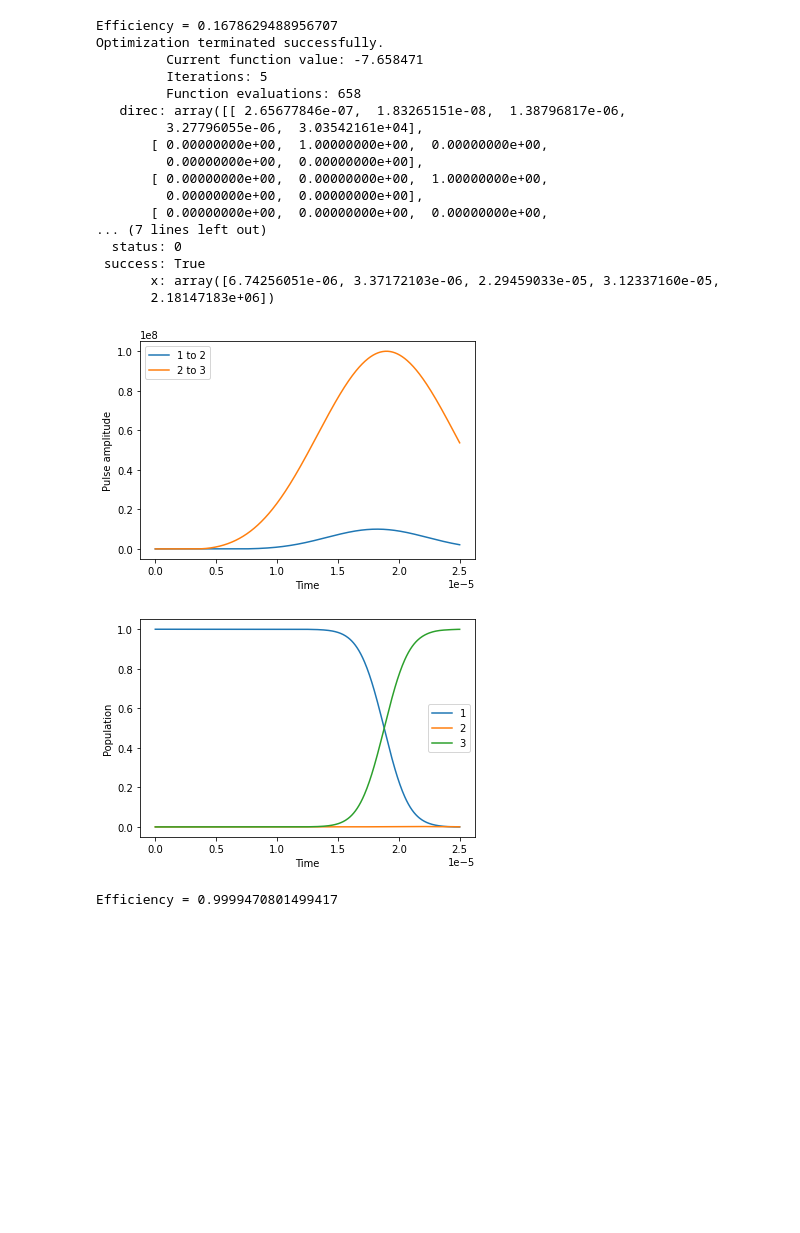
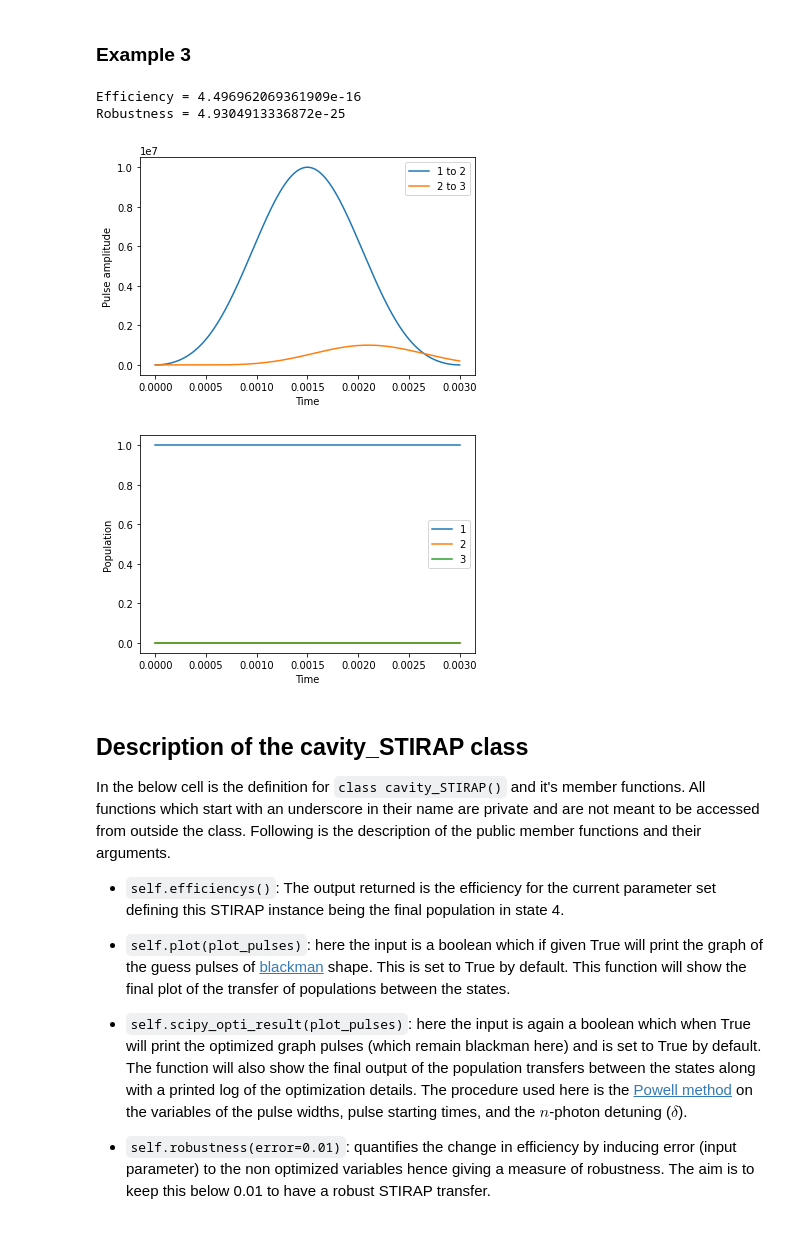
Before and after one commit to mahadevans2432/Quantum-Optics, a Jupyter notebook: STIRAP-nlevel.ipynb, the cells around one changed output. Drawn from its saved outputs; the diff is of its cells as text; code cells hidden in the pictures; blank space fills up the shorter version.

```diff
--- a/STIRAP-nlevel.ipynb
+++ b/STIRAP-nlevel.ipynb
@@ -115,26 +181,24 @@ F_3 = 3.845*(10**14)
+# %% [markdown]
+### Example 3
 # %%
-try_1 = N_STIRAP(n=3,Omega=[10*10**6,100*10**6],E=[0,hfs,F_3],T=2.5*10**(-5),t=[0,0.14],W=[0.8,1],Delta=[10**9,2.088*10**6],Gamma=[0*10**6,0],nsteps=500)
-print("Efficiency = "+str(try_1.efficiency_of_guess()))
-try_1.scipy_opti_result()
-print("Efficiency = "+str(try_2.efficiency_of_guess()))
+try_3 = N_STIRAP(n=3,Omega=[10*10**6,10**6],E=[0,hfs,F_3],T=3*10**(-3),t=[0,0.2],W=[1,1],Delta=[10**9,2.18*10**6],Gamma=[0,0],nsteps=500)
+print("Efficiency = "+str(try_3.efficiency()))
+print("Robustness = "+str(try_3.robustness()))
+try_3.plot()
 # %% [output]
-Efficiency = 0.1678629488956707
-Optimization terminated successfully.
-         Current function value: -7.658471
-         Iterations: 5
-         Function evaluations: 658
-   direc: array([[ 2.65677846e-07,  1.83265151e-08,  1.38796817e-06,
-         3.27796055e-06,  3.03542161e+04],
-       [ 0.00000000e+00,  1.00000000e+00,  0.00000000e+00,
-         0.00000000e+00,  0.00000000e+00],
-       [ 0.00000000e+00,  0.00000000e+00,  1.00000000e+00,
-         0.00000000e+00,  0.00000000e+00],
-       [ 0.00000000e+00,  0.00000000e+00,  0.00000000e+00,
-... (7 lines left out)
-  status: 0
- success: True
-       x: array([6.74256051e-06, 3.37172103e-06, 2.29459033e-05, 3.12337160e-05,
-       2.18147183e+06])
+Efficiency = 4.496962069361909e-16
+Robustness = 4.9304913336872e-25
-[figure, old version]
+[figure, new version]
-[figure, old version]
+[figure, new version]
-Efficiency = 0.9999470801499417
+# %% [markdown]
+## Description of the cavity_STIRAP class
+
+In the below cell is the definition for <code>class cavity_STIRAP()</code> and it's member functions. All functions which start with an underscore in their name are private and are not meant to be accessed from outside the class. Following is the description of the public member functions and their arguments.
+
+* <code>self.efficiencys()</code>: The output returned is the efficiency for the current parameter set defining this STIRAP instance being the final population in state 4.
+
+* <code>self.plot(plot_pulses)</code>: here the input is a boolean which if given True will print the graph of the guess pulses of [blackman](https://en.wikipedia.org/wiki/Window_function#Blackman_window) shape. This is set to True by default. This function will show the final plot of the transfer of populations between the states.
+
+* <code>self.scipy_opti_result(plot_pulses)</code>: here the input is again a boolean which when True will print the optimized graph pulses (which remain blackman here) and is set to True by default. The function will also show the final output of the population transfers between the states along with a printed log of the optimization details. The procedure used here is the [Powell method](https://docs.scipy.org/doc/scipy/reference/optimize.minimize-powell.html#optimize-minimize-powell) on the variables of the pulse widths, pulse starting times, and the $n$-photon detuning ($\delta$).
+
+* <code>self.robustness(error=0.01)</code>: quantifies the change in efficiency by inducing error (input parameter) to the non optimized variables hence giving a measure of robustness. The aim is to keep this below 0.01 to have a robust STIRAP transfer.
```
Also changed, not shown: parts of 11 cells of this notebook, 1 other file.
